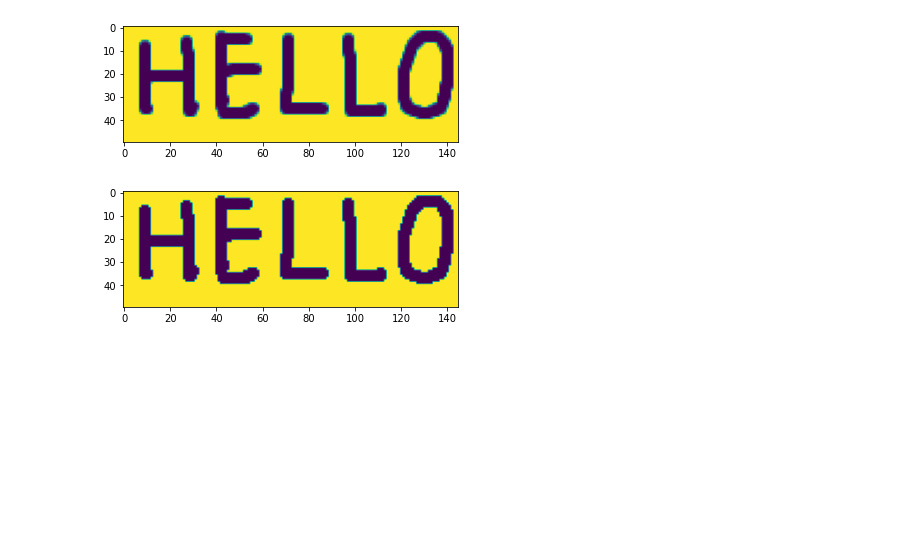
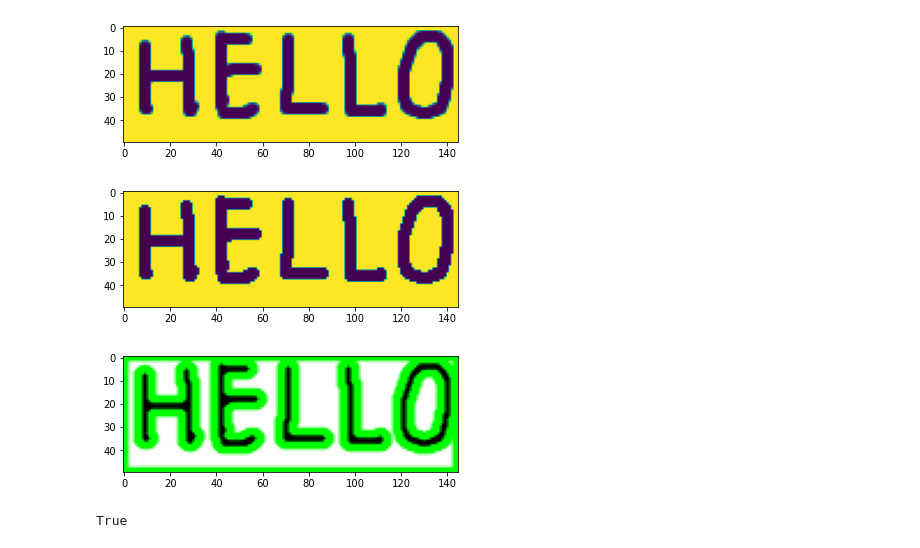
Before and after one commit to syedfaiqueali/Data-Science-And-Machine-Learning-Bootcamp, a Jupyter notebook: 12. Using OpenCV to extract alphabets/1. Using OpenCv to find image contours.ipynb, the cells around one changed output. Drawn from its saved outputs; the diff is of its cells as text; code cells hidden in the pictures; blank space fills up the shorter version.

Commit message:
Plotting bounding rectangle on every character inside an image

```diff
--- a/12. Using OpenCV to extract alphabets/1. Using OpenCv to find image contours.ipynb
+++ b/12. Using OpenCV to extract alphabets/1. Using OpenCv to find image contours.ipynb
@@ -36,13 +36,15 @@ plt.show()
 # %%
 # detect the contours on the binary image using cv2.CHAIN_APPROX_NONE
 contours, hierarchy = cv2.findContours(image=thresh, mode=cv2.RETR_TREE, method=cv2.CHAIN_APPROX_NONE)
 
 # draw contours on the original image
 image_copy = img.copy()
 cv2.drawContours(image=image_copy, contours=contours, contourIdx=-1, color=(0, 255, 0), thickness=2, lineType=cv2.LINE_AA)
 
-# see the results
-cv2.imshow('None approximation', image_copy)
-cv2.waitKey(0)
+plt.imshow(image_copy)
+plt.show()
+
 cv2.imwrite('contours_none_image1.jpg', image_copy)
-cv2.destroyAllWindows()
+# %% [output]
+[figure, added]
+True
```
Also changed, not shown: parts of 7 cells of this notebook.
